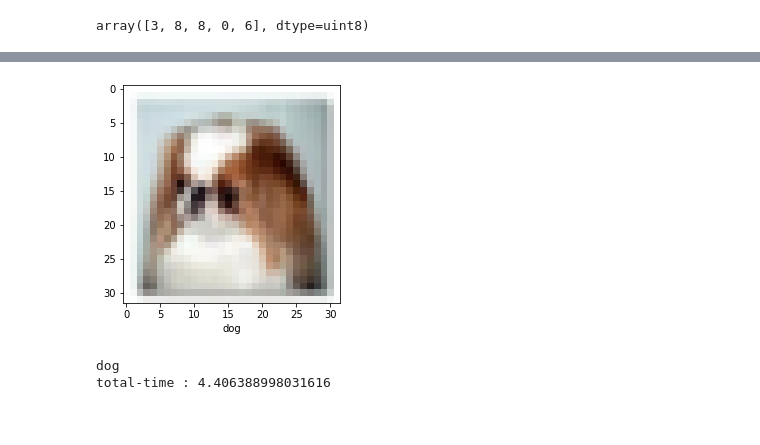
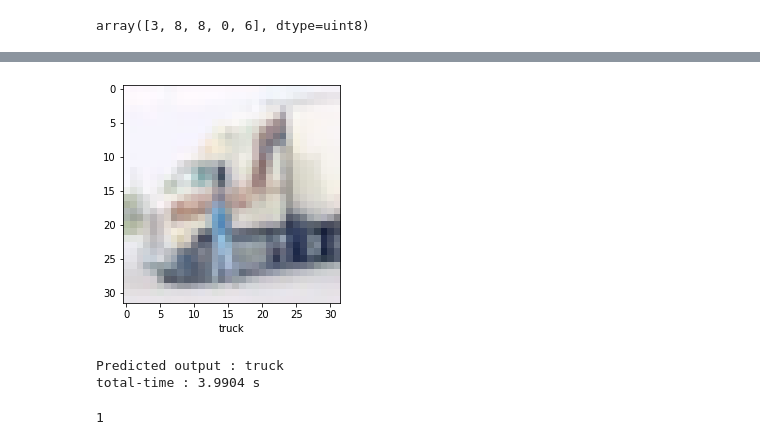
Before and after one commit to the-y-p/DSA, a Jupyter notebook: CIFAR10.ipynb, the cells around one changed output, grey strips where cells are left out. Cells and saved outputs as stored; diff of their text form; code cells hidden in the pictures.

```diff
--- a/CIFAR10.ipynb
+++ b/CIFAR10.ipynb
@@ -44,7 +41,7 @@ y_train[:5]
 # %% [output]
 array([6, 9, 9, 4, 1], dtype=uint8)
 # %%
-classes = ["Airplane","automobile",'bird','cat','deer','dog','frog','horse','ship','truck']
+classes = ["Aeroplane","automobile",'bird','cat','deer','dog','frog','horse','ship','truck']
 # %%
 def plot_sample(x, y, index):
   plt.figure(figsize=(4,4))
@@ -126,6 +100,6 @@ Epoch 15/15
 # %%
 import pickle
 # %%
-with open('model_pickle','wb') as f:
+with open('saved_model','wb') as f:
   pickle.dump(cnn,f)
 # %% [output]
@@ -133,5 +107,5 @@ INFO:tensorflow:Assets written to: ram://948a7eb7-ab77-485e-834d-5d56750ddd9c/as
 # %%
-with open('model_pickle','rb') as f:
+with open('saved_model','rb') as f:
   mp = pickle.load(f)
 # %%
 mp.evaluate(x_test,y_test)
@@ -238,6 +187,7 @@ import tensorflow as tf
 from tensorflow.keras import datasets, layers, models
 import matplotlib.pyplot as plt
 import pickle
+import random
 import os
 import numpy as np
 import time
@@ -253,8 +203,8 @@ def plot_sample(x, y, index):
   plt.show()
 
 def is_model_saved():
-  if os.path.isfile('saved_model'):
-    with open('saved_model','rb') as f:
+  if os.path.isfile('saved_model.h5'):
+    with open('saved_model.h5','rb') as f:
       mp = pickle.load(f)
     return mp
   else:
@@ -279,37 +229,47 @@ def is_model_saved():
 
     cnn.compile(optimizer='adam',
                 loss='sparse_categorical_crossentropy',
                 metrics=['accuracy'])
 
     cnn.fit(x_train, y_train, epochs=15)
 
-    with open('saved_model','wb') as f:
+    with open('saved_model.h5','wb') as f:
       pickle.dump(cnn,f)
     return cnn
 
 
 def pred(x_test,y_test,index):
   start = time.time()
   model = is_model_saved()
   y_test = y_test.reshape(-1)
   y_pred = model.predict(x_test)
   y_classes = [np.argmax(element) for element in y_pred]
   plot_sample(x_test,y_test,index)
-  print(classes[y_classes[index]])
+  print("Predicted output : "+classes[y_classes[index]])
   end = time.time()
-  print("total-time :",end-start)
+  print("total-time : {:.4f} s".format(abs(end-start)))
 
 if __name__ == '__main__':
   (x_train, y_train), (x_test, y_test) = datasets.cifar10.load_data()
 
   y_train = y_train.reshape(-1)
   x_train = x_train / 255.0
   x_test = x_test / 255.0
 
   classes = ["Aeroplane", "automobile", 'bird', 'cat', 'deer', 'dog', 'frog', 'horse', 'ship', 'truck']
 
-  pred(x_test,y_test,181)
+  pred(x_test,y_test,random.randint(0,9999))
 # %% [output]
-[figure, old version]
+[figure, new version]
-dog
-total-time : 4.406388998031616
+Predicted output : truck
+total-time : 3.9904 s
+# %%
+import pandas as pd
+
+import numpy as np
+
+s = pd.Series(np.random.randn(4))
+
+print(s.ndim)
+# %% [output]
+1
```
Also changed, not shown: parts of 13 cells of this notebook.
